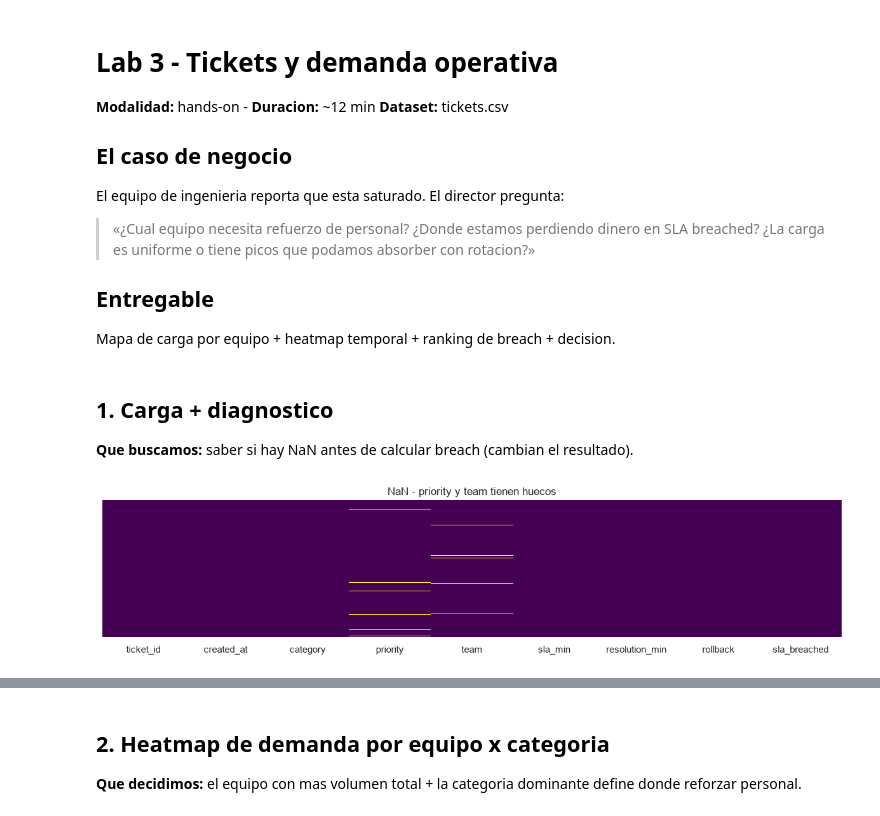
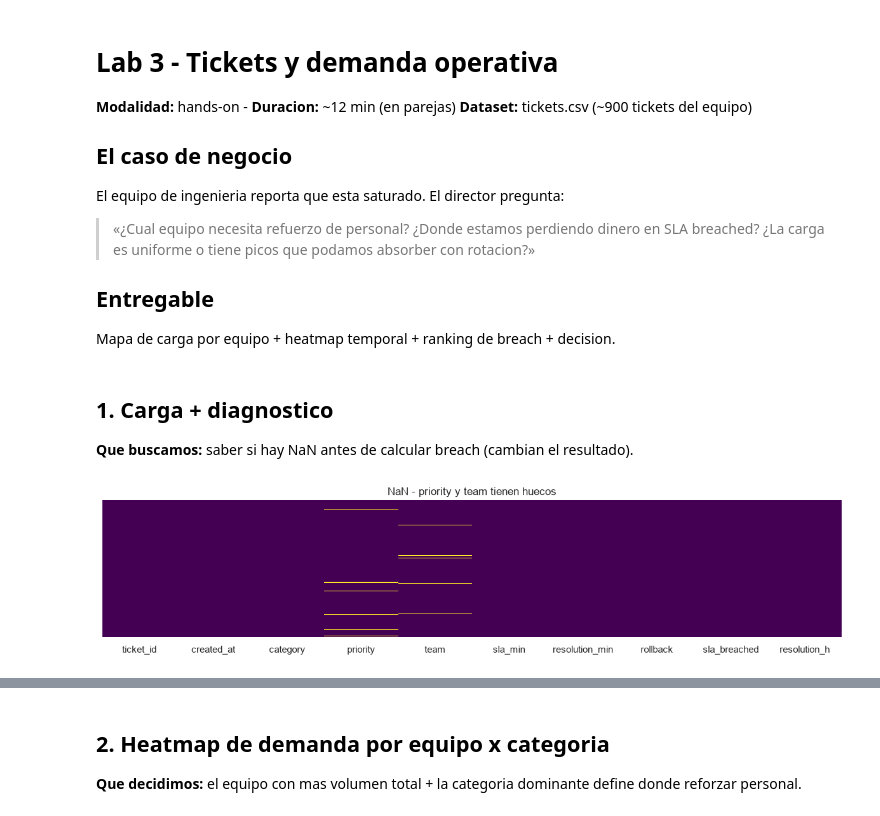
Before and after one commit to amcorrea0/sre-data-analytics, a Jupyter notebook: notebooks/lab3_requerimientos.ipynb, the cells around one changed output, grey strips where cells are left out. Cells and saved outputs as stored; diff of their text form; code cells hidden in the pictures.

```diff
--- a/notebooks/lab3_requerimientos.ipynb
+++ b/notebooks/lab3_requerimientos.ipynb
@@ -1,8 +1,8 @@
 # %% [markdown]
 # Lab 3 - Tickets y demanda operativa
 
-**Modalidad:** hands-on - **Duracion:** ~12 min
-**Dataset:** tickets.csv
+**Modalidad:** hands-on - **Duracion:** ~12 min (en parejas)
+**Dataset:** tickets.csv (~900 tickets del equipo)
 
 ## El caso de negocio
 
@@ -19,20 +19,22 @@ Mapa de carga por equipo + heatmap temporal + ranking de breach + decision.
 # %%
 import pandas as pd
 import numpy as np
 from pathlib import Path
 import matplotlib.pyplot as plt
 import seaborn as sns
 sns.set_theme(style='whitegrid', palette='muted')
 plt.rcParams['figure.figsize'] = (12, 5)
 
 DATA = Path('..') / 'data'
 tickets = pd.read_csv(DATA / 'tickets.csv', parse_dates=['created_at'])
+# Columna humana: resolucion en horas
+tickets['resolution_h'] = tickets['resolution_min'] / 60
 fig, ax = plt.subplots(figsize=(12, 3))
 sns.heatmap(tickets.isnull(), cbar=False, yticklabels=False, cmap='viridis', ax=ax)
 ax.set_title('NaN - priority y team tienen huecos')
 plt.tight_layout()
 plt.savefig('../html/lab3_fig1_nan.png', dpi=110, bbox_inches='tight')
 plt.show()
 # %% [output]
-[figure, old version]
+[figure, new version]
 # %%
```
Also changed, not shown: parts of 12 cells of this notebook, 28 other files.
